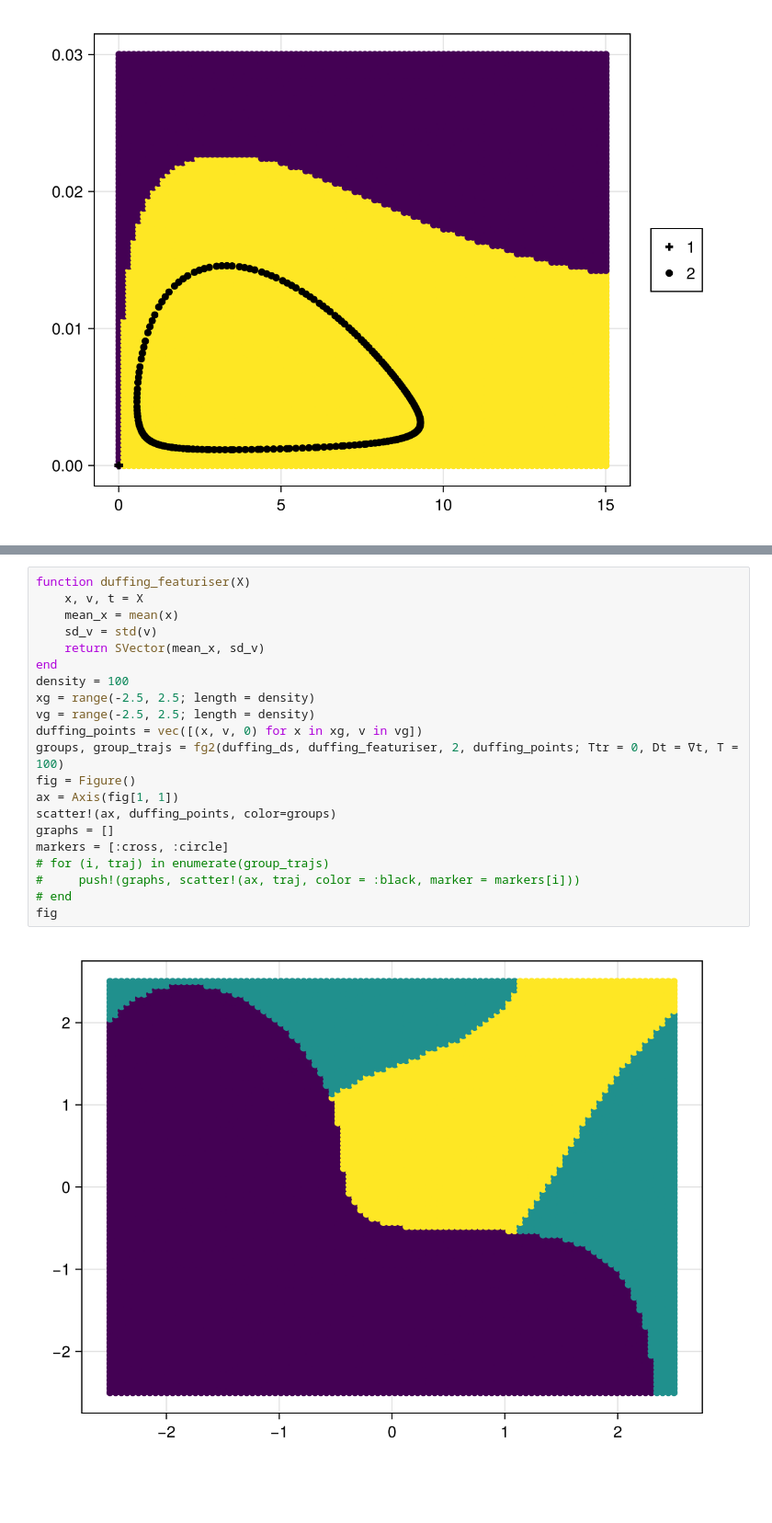
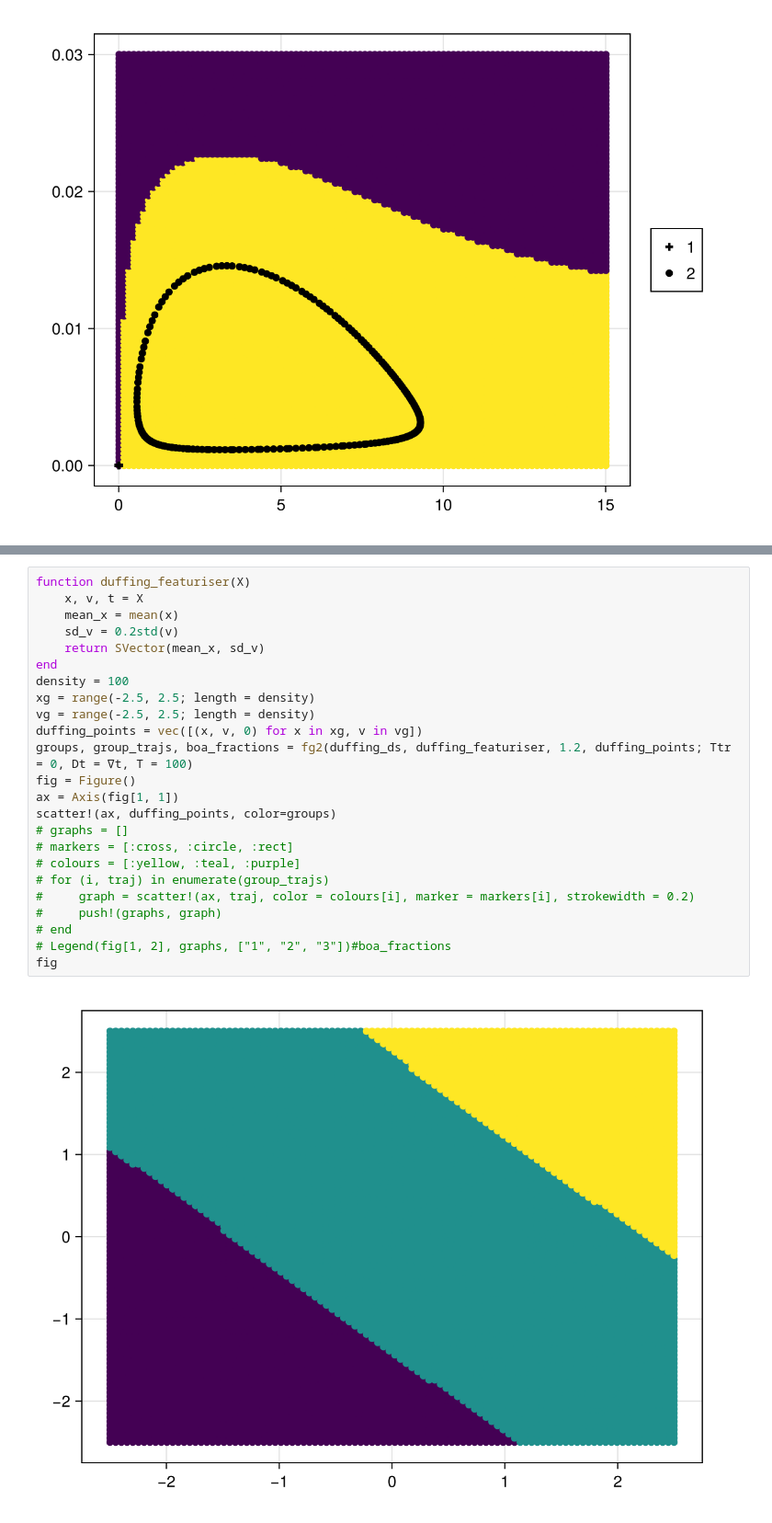
Before and after one commit to SCWalker22/MTH3039, a Jupyter notebook: CW1.ipynb, the cells around one changed output, grey strips where cells are left out. Shown at 92% size. Saved outputs shown, nothing was run; the diff lists cells and outputs as text; blank space fills up the shorter version.

```diff
--- a/CW1.ipynb
+++ b/CW1.ipynb
@@ -329,23 +449,26 @@ fig
 # %%
 function duffing_featuriser(X)
     x, v, t = X
     mean_x = mean(x)
-    sd_v = std(v)
+    sd_v = 0.2std(v)
     return SVector(mean_x, sd_v)
 end
 density = 100
 xg = range(-2.5, 2.5; length = density)
 vg = range(-2.5, 2.5; length = density)
 duffing_points = vec([(x, v, 0) for x in xg, v in vg])
-groups, group_trajs = fg2(duffing_ds, duffing_featuriser, 2, duffing_points; Ttr = 0, Dt = ∇t, T = 100)
+groups, group_trajs, boa_fractions = fg2(duffing_ds, duffing_featuriser, 1.2, duffing_points; Ttr = 0, Dt = ∇t, T = 100)
 fig = Figure()
 ax = Axis(fig[1, 1])
 scatter!(ax, duffing_points, color=groups)
-graphs = []
-markers = [:cross, :circle]
+# graphs = []
+# markers = [:cross, :circle, :rect]
+# colours = [:yellow, :teal, :purple]
 # for (i, traj) in enumerate(group_trajs)
-#     push!(graphs, scatter!(ax, traj, color = :black, marker = markers[i]))
+#     graph = scatter!(ax, traj, color = colours[i], marker = markers[i], strokewidth = 0.2)
+#     push!(graphs, graph)
 # end
+# Legend(fig[1, 2], graphs, ["1", "2", "3"])#boa_fractions
 fig
 # %% [output]
-[figure, old version]
+[figure, new version]
```
Also changed, not shown: parts of 11 cells of this notebook, 1 other file.
